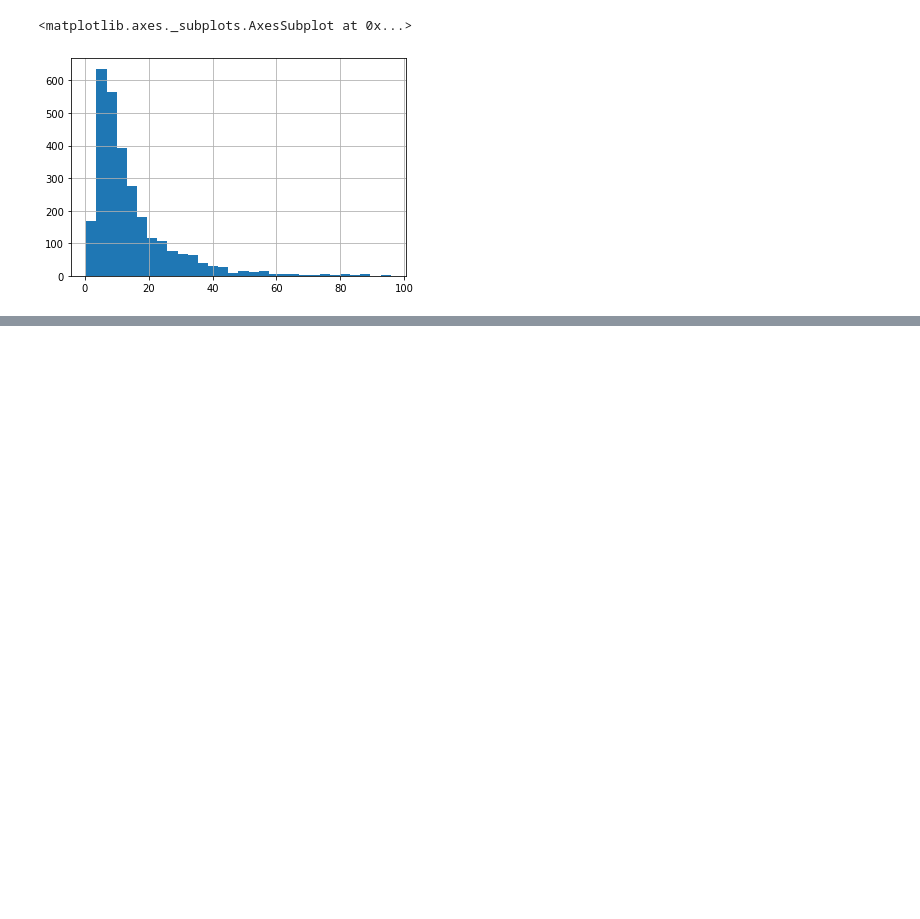
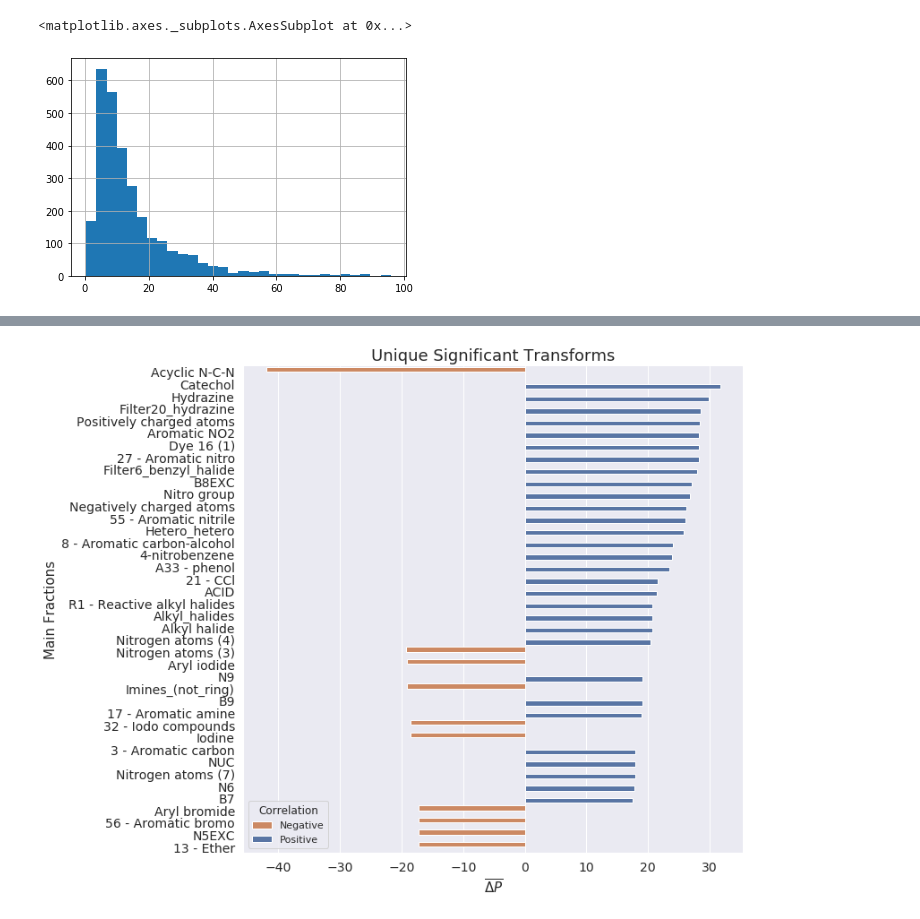
Before and after one commit to domgurvic/efflux_mmpa, a Jupyter notebook: run_mmpa_fge.ipynb, the cells around one changed output, grey strips where cells are left out. Drawn from its saved outputs; the diff is of its cells as text; code cells hidden in the pictures; blank space fills up the shorter version.

```diff
--- a/run_mmpa_fge.ipynb
+++ b/run_mmpa_fge.ipynb
@@ -135 +219,5 @@ res_neg_neg= master_functions.results_arr(features_2_all_neg, fr_sig_descriptors
+# %%
+master_functions.plot_feats(res_neg_neg[:40])
+# %% [output]
+[figure, added]
 # %%
```
Also changed, not shown: parts of 19 cells of this notebook, 1 other file.
